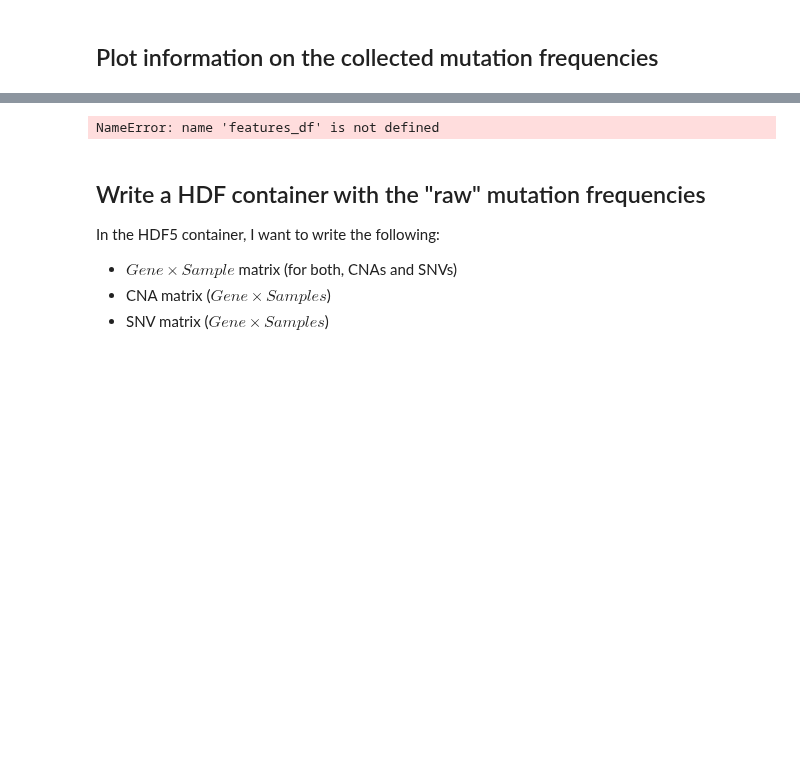
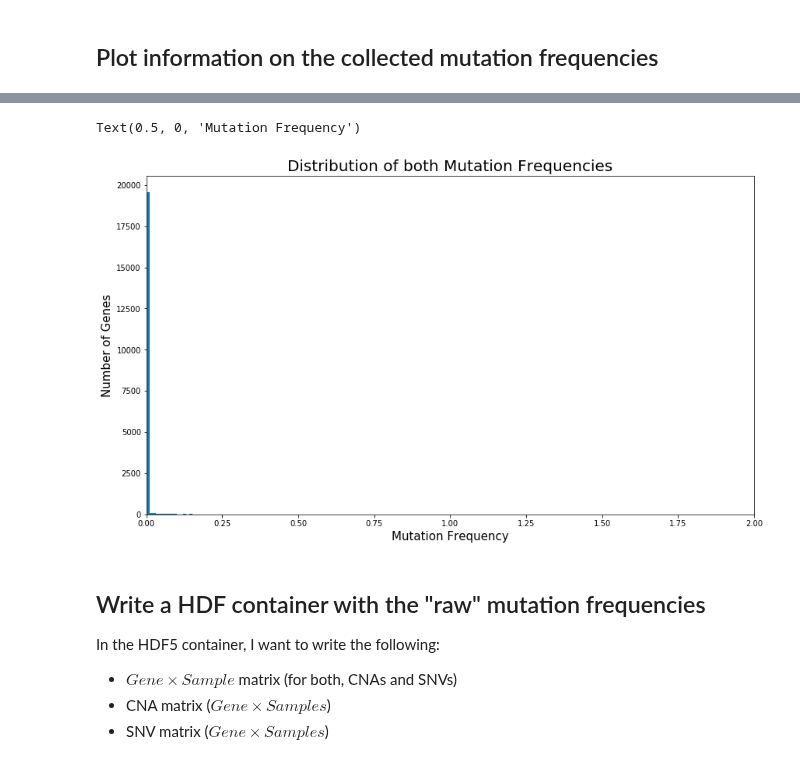
Before and after one commit to schulter/EMOGI, a Jupyter notebook: pancancer/mutfreq/preprocess_mutation_freqs.ipynb, the cells around one changed output, grey strips where cells are left out. Drawn from its saved outputs; the diff is of its cells as text; code cells hidden in the pictures; blank space fills up the shorter version.

```diff
--- a/pancancer/mutfreq/preprocess_mutation_freqs.ipynb
+++ b/pancancer/mutfreq/preprocess_mutation_freqs.ipynb
@@ -420,11 +459,12 @@ plt.ylim([-0.005, 0.05])
 # %%
-ax = features_df.sum(axis=1).plot(kind='hist', bins=np.linspace(0, 2, 200), figsize=(14, 8))
+ax = mean_mut_freqs.sum(axis=1).plot(kind='hist', bins=np.linspace(0, 2, 200), figsize=(14, 8))
 plt.xlim([0, 2])
 ax.set_ylabel('Number of Genes', fontsize=15)
 ax.set_title('Distribution of both Mutation Frequencies', fontsize=20)
 ax.set_xlabel('Mutation Frequency', fontsize=15)
 # %% [output]
-NameError: name 'features_df' is not defined
+Text(0.5, 0, 'Mutation Frequency')
+[figure, added]
 # %% [markdown]
 ## Write a HDF container with the "raw" mutation frequencies
 In the HDF5 container, I want to write the following:
```
Also changed, not shown: parts of 18 cells of this notebook.
